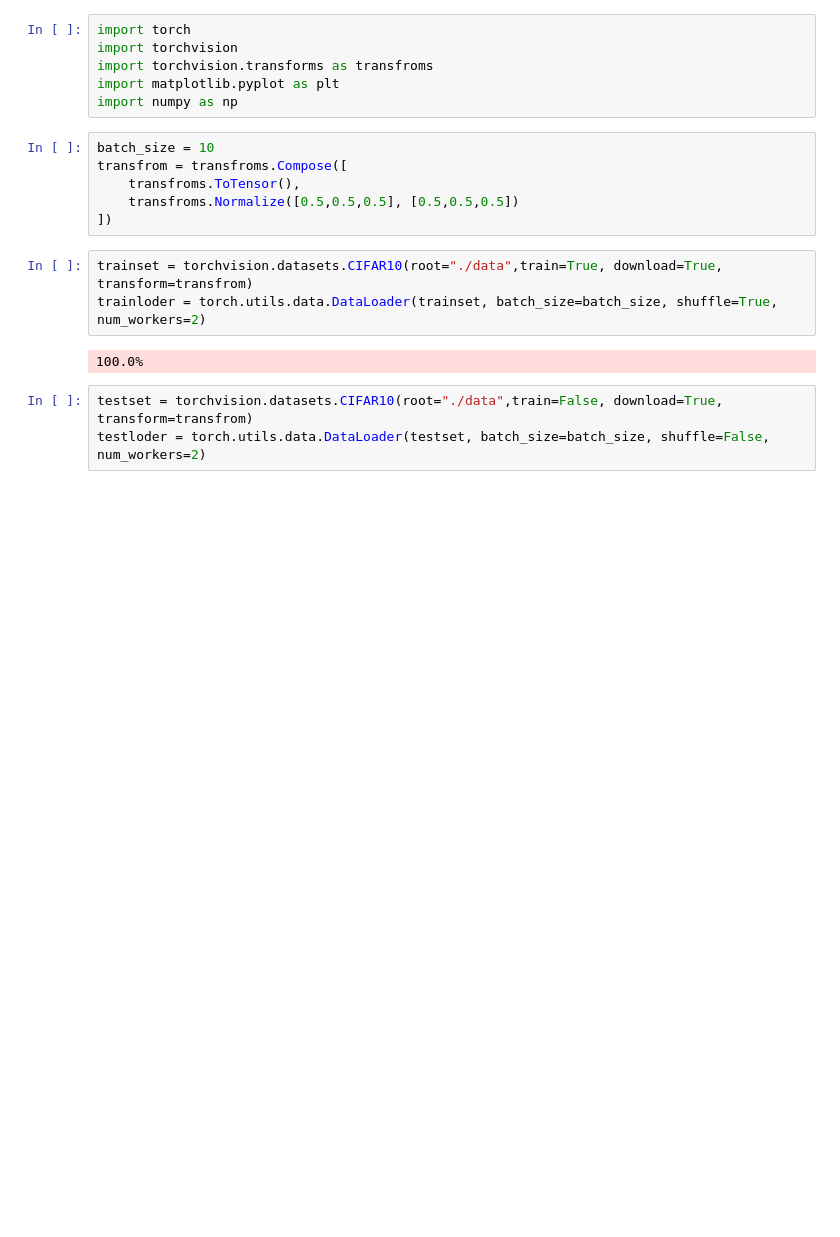
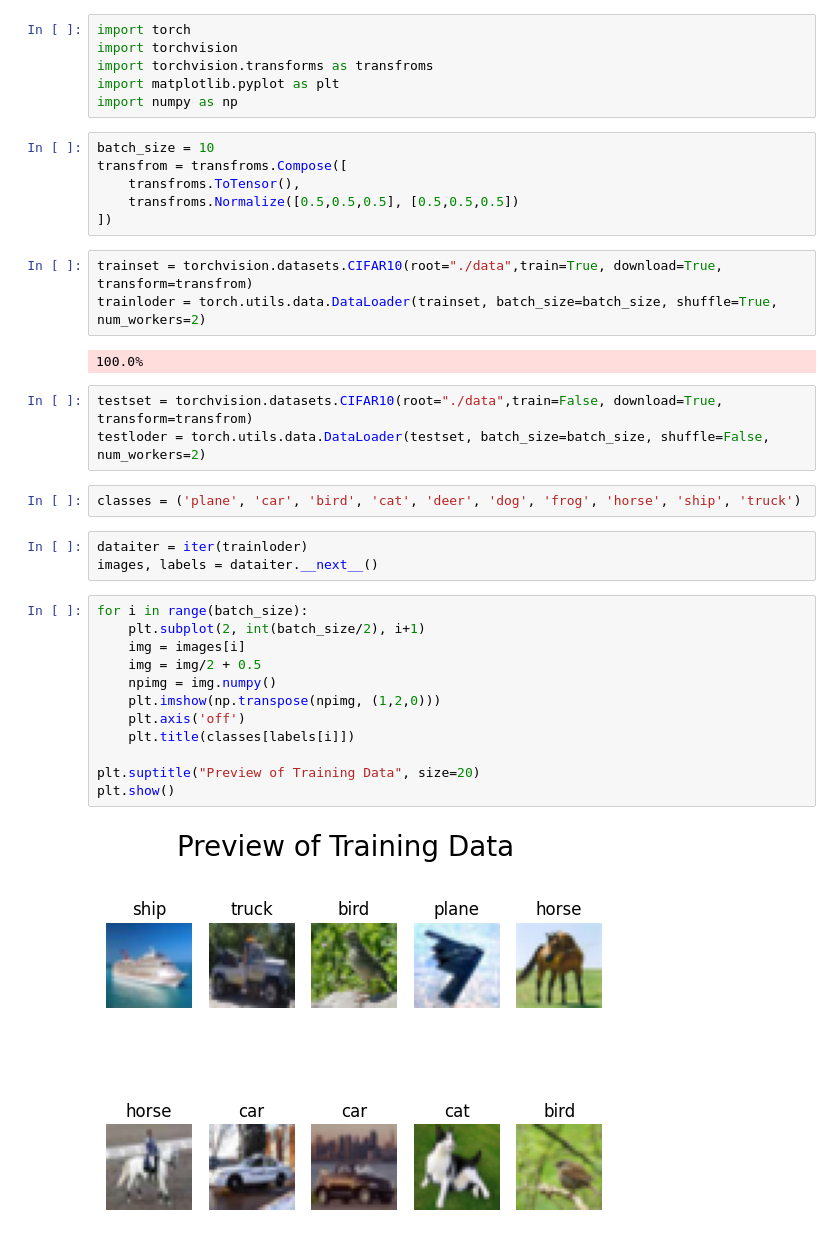
Before and after one commit to Reyad02/cifar_image_classification, a Jupyter notebook: app.ipynb, the cells around one changed output. Saved outputs shown, nothing was run; the diff lists cells and outputs as text; blank space fills up the shorter version.

Commit message:
data showed successfully

```diff
--- a/app.ipynb
+++ b/app.ipynb
@@ -18,3 +18,22 @@ trainloder = torch.utils.data.DataLoader(trainset, batch_size=batch_size, shuffl
 # %%
 testset = torchvision.datasets.CIFAR10(root="./data",train=False, download=True,  transform=transfrom)
 testloder = torch.utils.data.DataLoader(testset, batch_size=batch_size, shuffle=False, num_workers=2)
+# %%
+classes = ('plane', 'car', 'bird', 'cat', 'deer', 'dog', 'frog', 'horse', 'ship', 'truck')
+# %%
+dataiter = iter(trainloder)
+images, labels = dataiter.__next__()
+# %%
+for i in range(batch_size):
+    plt.subplot(2, int(batch_size/2), i+1)
+    img = images[i]
+    img = img/2 + 0.5
+    npimg = img.numpy()
+    plt.imshow(np.transpose(npimg, (1,2,0)))
+    plt.axis('off')
+    plt.title(classes[labels[i]])
+
+plt.suptitle("Preview of Training Data", size=20)
+plt.show()
+# %% [output]
+[figure, added]
```
